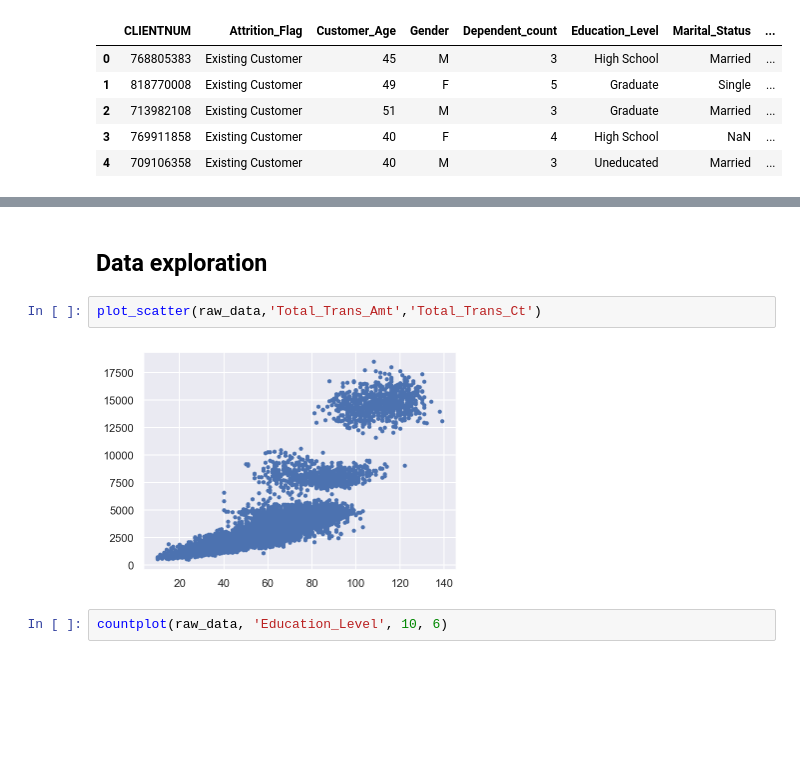
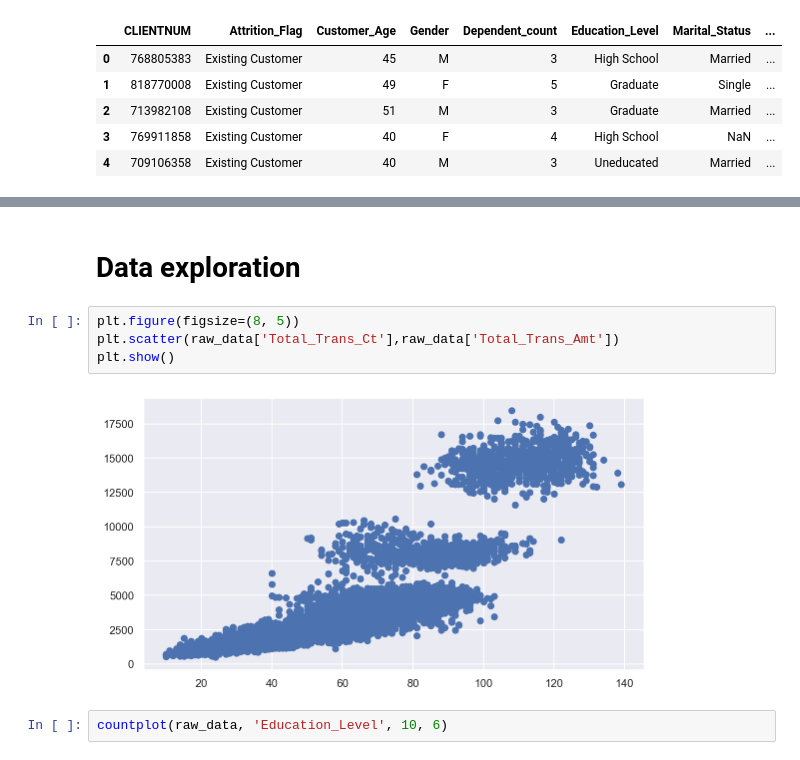
Before and after one commit to Alicisox/Bank-Churners, a Jupyter notebook: bank_churners.ipynb, the cells around one changed output, grey strips where cells are left out. Saved outputs shown, nothing was run; the diff lists cells and outputs as text; blank space fills up the shorter version.

```diff
--- a/bank_churners.ipynb
+++ b/bank_churners.ipynb
@@ -215,9 +309,11 @@ def plot_pearson_corrs(df, size_x = 10, size_y = 7):
 # %% [markdown]
-## Data exploration
+# Data exploration
-# %%
-plot_scatter(raw_data,'Total_Trans_Amt','Total_Trans_Ct')
-# %% [output]
-[figure, removed]
+# %%
+plt.figure(figsize=(8, 5))
+plt.scatter(raw_data['Total_Trans_Ct'],raw_data['Total_Trans_Amt'])
+plt.show()
+# %% [output]
+[figure, added]
 # %%
 countplot(raw_data, 'Education_Level', 10, 6)
 # %% [output]
```
Also changed, not shown: parts of 79 cells of this notebook.
